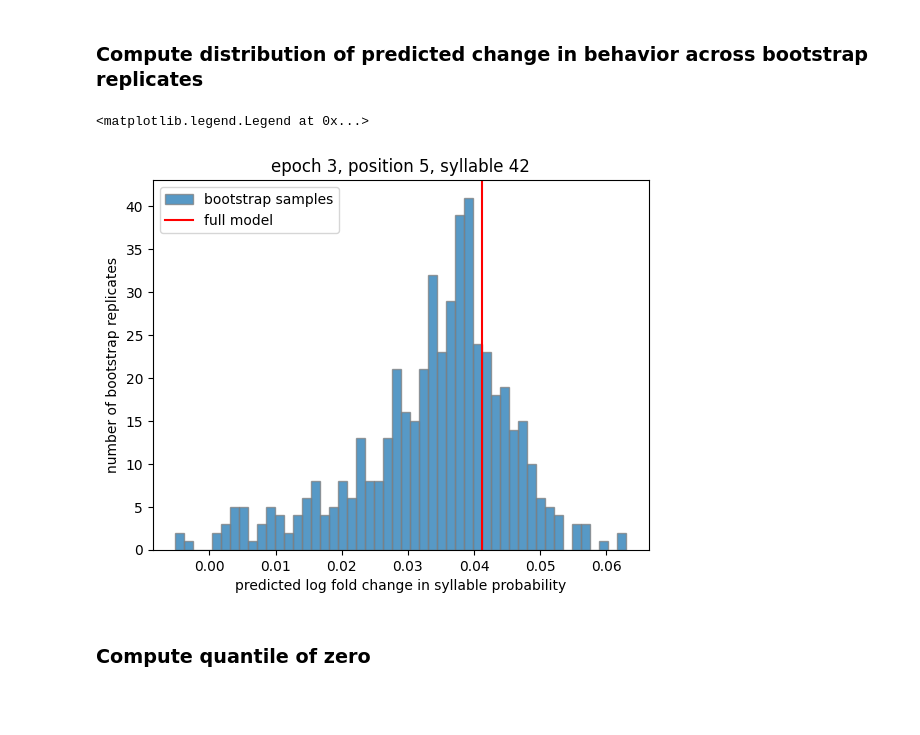
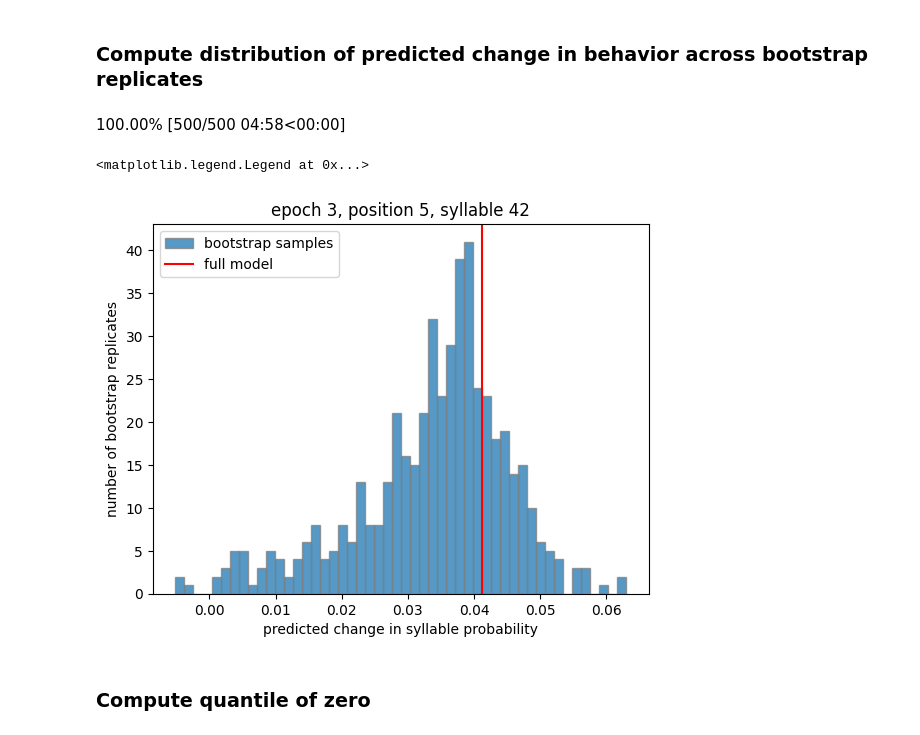
Before and after one commit to lindermanlab/fos, a Jupyter notebook: notebooks/2024-06-18 fos-behavior predictions.ipynb, the cells around one changed output. Saved outputs shown, nothing was run; the diff lists cells and outputs as text; code cells hidden in the pictures; blank space fills up the shorter version.

```diff
--- a/notebooks/2024-06-18 fos-behavior predictions.ipynb
+++ b/notebooks/2024-06-18 fos-behavior predictions.ipynb
@@ -131,7 +130,7 @@ for i in progress_bar(range(0, NUM_BOOTSTRAP + 3)):
 def predict_behavior_given_fos(test_fos_counts,
                                train_fos_counts,
                                fos_params,
-                               beh_params):
+                               behav_params):
     """Predict behavioral syllables (across time and space) given
     test Fos counts.
     """
@@ -155,18 +154,18 @@ def predict_behavior_given_fos(test_fos_counts,
         (fos_factors.T / fos_var) @ test_fos_centered.T).T   # (n_fos_factors, n_pred)
 
     # Train a linear regression to map fos loadings to (unconstrained) behavior loadings
-    beh_loadings = beh_params['loadings']          # (mice x n_beh_factors)
-    beh_loadings_unc = tfb.SoftmaxCentered().inverse(beh_loadings)
+    behav_loadings = behav_params['loadings']          # (mice x n_beh_factors)
+    behav_loadings_unc = tfb.SoftmaxCentered().inverse(behav_loadings)
     lr = LinearRegression()
-    lr.fit(fos_loadings, beh_loadings_unc)
-    pred_beh_loadings = tfb.SoftmaxCentered()(lr.predict(pred_fos_loadings))
+    lr.fit(fos_loadings, behav_loadings_unc)
+    pred_behav_loadings = tfb.SoftmaxCentered()(lr.predict(pred_fos_loadings))
 
     # Map predicted behavior loadings to predicted syllable counts
-    pred_beh = np.einsum('pi,ijkl, mj, kn, lo->pmno',
-                         pred_beh_loadings,
-                         beh_params['core_tensor'],
-                         beh_params['epoch_factors'],
-                         beh_params['position_factors'],
-                         beh_params['syllable_factors'])
+    pred_behav = np.einsum('pi,ijkl, mj, kn, lo->pmno',
+                            pred_behav_loadings,
+                            behav_params['core_tensor'],
+                            behav_params['epoch_factors'],
+                            behav_params['position_factors'],
+                            behav_params['syllable_factors'])
 
-    return pred_beh[0] if is_1d else pred_beh
+    return pred_behav[0] if is_1d else pred_behav
@@ -211,18 +212,18 @@ test_fos_counts = np.row_stack([
 # score_fn = lambda x, x0: np.log(x / x0) # log relative change in probability
 score_fn = lambda x, x0: (x - x0)       # absolute change in probability
 # %%
-final_pred_beh = predict_behavior_given_fos(
+final_pred_behav = predict_behavior_given_fos(
     test_fos_counts,
     fos_counts,
     final_fos_params,
     final_behav_params
 )
-final_pred_beh_change = score_fn(final_pred_beh[1], final_pred_beh[0])
+final_pred_behav_change = score_fn(final_pred_behav[1], final_pred_behav[0])
 # %% [markdown]
 ### Compute distribution of predicted change in behavior across bootstrap replicates
 # %%
-bootstrap_pred_beh_changes = np.zeros((NUM_BOOTSTRAP, NUM_EPOCHS, NUM_POSITIONS, NUM_SYLLABLES))
-for i in progress_bar(range(500)):
+bootstrap_pred_behav_changes = np.zeros((NUM_BOOTSTRAP, NUM_EPOCHS, NUM_POSITIONS, NUM_SYLLABLES))
+for i in progress_bar(range(NUM_BOOTSTRAP)):
     fname = "params_{:04d}.pkl".format(i)
     with open(os.path.join(FOS_PARAM_DIR, fname), "rb") as f:
         fos_params = pickle.load(f)
@@ -232,24 +233,26 @@ for i in progress_bar(range(500)):
 
     assert np.all(behav_params['bootstrap_inds'] == fos_params['bootstrap_inds'])
 
-    pred_beh = predict_behavior_given_fos(
+    pred_behav = predict_behavior_given_fos(
         test_fos_counts,
         fos_counts,
         fos_params,
         behav_params
     )
-    bootstrap_pred_beh_changes[i] = score_fn(pred_beh[1], pred_beh[0])
+    bootstrap_pred_behav_changes[i] = score_fn(pred_behav[1], pred_behav[0])
+# %% [output]
+100.00% [500/500 04:58<00:00]
 # %%
 e, p, s = 3, 5, 42
-plt.hist(bootstrap_pred_beh_changes[:, e, p, s], 50, alpha=0.75, edgecolor='gray', label='bootstrap samples')
-plt.axvline(final_pred_beh_change[e, p, s], color='r', label='full model')
-plt.xlabel("predicted log fold change in syllable probability")
+plt.hist(bootstrap_pred_behav_changes[:, e, p, s], 50, alpha=0.75, edgecolor='gray', label='bootstrap samples')
+plt.axvline(final_pred_behav_change[e, p, s], color='r', label='full model')
+plt.xlabel("predicted change in syllable probability")
 plt.ylabel("number of bootstrap replicates")
 plt.title(f"epoch {e}, position {p}, syllable {s}")
 plt.legend()
 # %% [output]
 <matplotlib.legend.Legend at 0x...>
-[figure, old version]
+[figure, new version]
 # %% [markdown]
 ### Compute quantile of zero
 # %%
```
Also changed, not shown: parts of 36 cells of this notebook, 1 other file.
